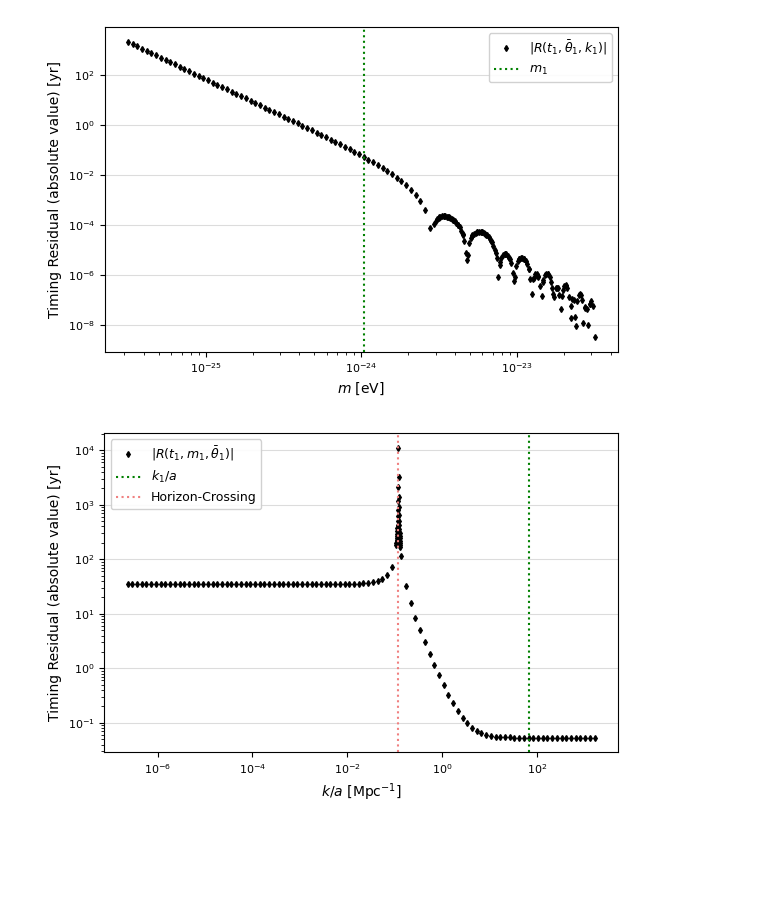
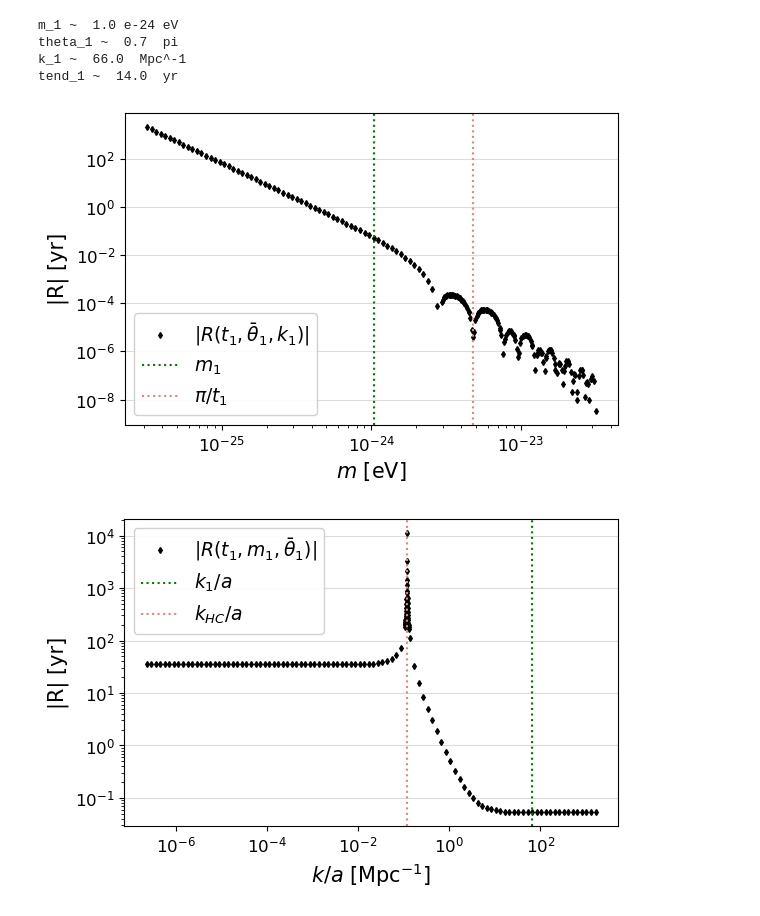
Before and after one commit to lucalaett/master-thesis-code, a Jupyter notebook: estimate_on_timingresidual.ipynb, the cells around one changed output. Saved outputs shown, nothing was run; the diff lists cells and outputs as text; code cells hidden in the pictures; blank space fills up the shorter version.

Commit message:
timing residual notebook

```diff
--- a/estimate_on_timingresidual.ipynb
+++ b/estimate_on_timingresidual.ipynb
@@ -35,6 +36,17 @@ k = np.unique(np.r_[np.logspace(np.log10(0.001*H), np.log10(0.01*m[mref]), 100),
                     np.logspace(np.log10(0.9*k0), np.log10(1.1*k0), 30)])        #extra points near k ~ H
 tend = np.unique(np.r_[np.logspace(31, 34, 100),                   #GeV^-1
                        np.logspace(np.log10(1.5/osc), 34, 120)])     #extra points at oscillation
+# %%
+#reference values (green lines in plots)
+print('m_1 ~ ', np.round(m[mref]*1e9*1e24, 0), 'e-24 eV')
+print('theta_1 ~ ', np.round(theta[thetaref]/np.pi, 1), ' pi')
+print('k_1 ~ ', np.round(k[kref]*1.56e38, 0), ' Mpc^-1')
+print('tend_1 ~ ', np.round(tend[tendref]/(4.8e31), 0), ' yr')
+# %% [output]
+m_1 ~  1.0 e-24 eV
+theta_1 ~  0.7  pi
+k_1 ~  66.0  Mpc^-1
+tend_1 ~  14.0  yr
 # %%
 #usefull combinations
 Theta = lambda t, theta, m: m*t + theta
@@ -66,37 +78,44 @@ def residual(tend, theta, k, m):
 res = residual(tend, theta, k, m) # yr
 # %%
 #Plotting
-def plot_residual(axes, x, y, label='None', refline='None', reflinelabel='None',
-                  xscale='linear', yscale='linear', xlabel='None', ylabel='None', save='None'):
+p_read = 1.5 #factor for fontsize of axes, ticks, legend
+
+def plot_reflines(axes, refline, color, label):
+    axes.axvline(refline, linestyle=':', color=color, label=label)
+
+def plot_residual(axes, x, y, label=None, refline='None', reflinelabel=None,
+                  xscale='linear', yscale='linear', xlabel=None, ylabel=None):
     axes.plot(x, y, color='black', linestyle='None', marker='d', markeredgecolor='black', markersize=3, label=label)
-    if refline!='None': axes.axvline(refline, linestyle=':', color='green', label=reflinelabel) #this m-value is used in other plots
+    if refline!=None: plot_reflines(axes, refline, color='green', label=reflinelabel) #this ref-value is used in other plots
     axes.set_xscale(xscale)
     axes.set_yscale(yscale)
-    axes.legend(fontsize=9, framealpha=0.9)
-    axes.tick_params(axis='both', labelsize=8)
+    axes.tick_params(axis='both', labelsize=8*p_read)
     plt.grid(axis='y', color='gainsboro')
-    plt.xlabel(xlabel)
-    plt.ylabel(ylabel)
+    plt.xlabel(xlabel, fontsize=10*p_read)
+    plt.ylabel(ylabel, fontsize=10*p_read)
     plt.tight_layout()
-    if save!='None': plt.savefig(save, dpi=300, bbox_inches="tight")
 # %%
 #plot_m_dependence
 fig, ax = plt.subplots(figsize=(6, 4))
 plot_residual(ax, m*1e9, np.abs(res[0]), label=r'$|R (t_1, \bar\theta_1, k_1)|$', refline=m[mref]*1e9, reflinelabel=r'$m_1$',
-              xscale='log', yscale='log', xlabel=r'$m$ [eV]', ylabel=r'Timing Residual (absolute value) [yr]', save='R_m_dependence.png')
+              xscale='log', yscale='log', xlabel=r'$m$ [eV]', ylabel=r'|R| [yr]')
+plot_reflines(ax, np.pi*1e9/tend[tendref], color='lightcoral', label=r'$\pi/t_1$')
+ax.legend(fontsize=9*p_read, framealpha=0.9)
+plt.savefig('R_m_dependence.png', dpi=300, bbox_inches="tight")
 plt.show()
 # %% [output]
-[figure, old version]
+[figure, new version]
 # %%
 #plot_k_dependence
 fig, ax = plt.subplots(figsize=(6, 4))
 plot_residual(ax, k*1.56e38, np.abs(res[1]), label=r'$|R (t_1, m_1, \bar\theta_1)|$', refline=k[kref]*1.56e38, reflinelabel=r'$k_1/a$',
-              xscale='log', yscale='log', xlabel=r'$k/a$ [Mpc$^{-1}$]', ylabel=r'Timing Residual (absolute value) [yr]', save='R_k_dependence.png')
-ax.axvline(k0*1.56e38, linestyle=':', color='lightcoral', label='Horizon-Crossing')
-ax.legend(fontsize=9, framealpha=0.9)
+              xscale='log', yscale='log', xlabel=r'$k/a$ [Mpc$^{-1}$]', ylabel=r'|R| [yr]')
+plot_reflines(ax, k0*1.56e38, color='lightcoral', label='$k_{HC}/a$')
+ax.legend(fontsize=9*p_read, framealpha=0.9)
+plt.savefig('R_k_dependence.png', dpi=300, bbox_inches="tight")
 plt.show()
 # %% [output]
-[figure, old version]
+[figure, new version]
 # %%
 #plot_theta_dependence
 fig, ax = plt.subplots(figsize=(6, 4))
```
Also changed, not shown: parts of 4 cells of this notebook.
